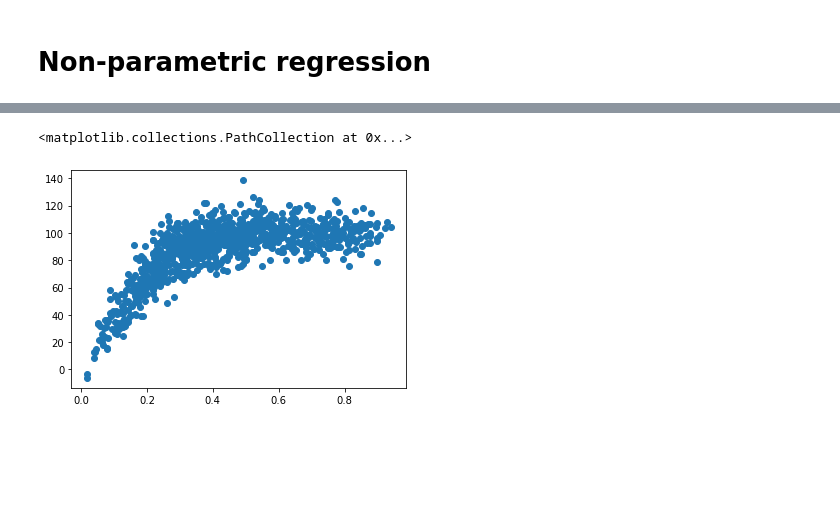
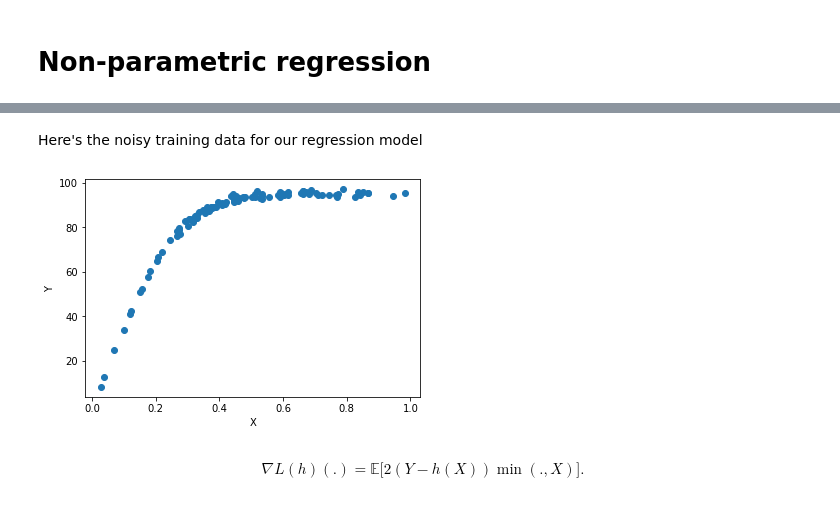
Before and after one commit to ElMehdiHaress/MalliavinRegression, a Jupyter notebook: MalliavinDescent.ipynb, the cells around one changed output, grey strips where cells are left out. Drawn from its saved outputs; the diff is of its cells as text; code cells hidden in the pictures; blank space fills up the shorter version.

```diff
--- a/MalliavinDescent.ipynb
+++ b/MalliavinDescent.ipynb
@@ -92,2 +86,25 @@ plt.plot(t, payoff(t) )
+# %%
+def generate_data(n, noise_var=10, show=False):
+    X = np.random.triangular(0, 0.3, 1, size=n)
+    # the independant noise
+    E = np.random.normal(0, noise_var, n)
+    Y = payoff(X) + E
+
+    if show:
+        plt.figure()
+        plt.scatter(X, Y)
+        plt.xlabel("X")
+        plt.ylabel("Y")
+        plt.show()
+    return X, Y
+# %% [markdown]
+Here's the noisy training data for our regression model
+# %%
+#Sample:
+n_train = 100
+noise_variance = 1.
+X_train, Y_train = generate_data(n_train, noise_var=noise_variance, show=True)
+# %% [output]
+[figure, added]
 # %%
 def f0(sigma):
@@ -102,6 +113,3 @@ step = 0.05
-# %%
-plt.scatter(X,Y)
-# %% [output]
-<matplotlib.collections.PathCollection at 0x...>
-[figure, removed]
+# %% [markdown]
+$$\nabla L (h) (.) = \mathbb{E}\Biggl[ 2(Y-h(X)) \min(.,X) \Biggr] .$$
 # %%
```
Also changed, not shown: parts of 21 cells of this notebook.
